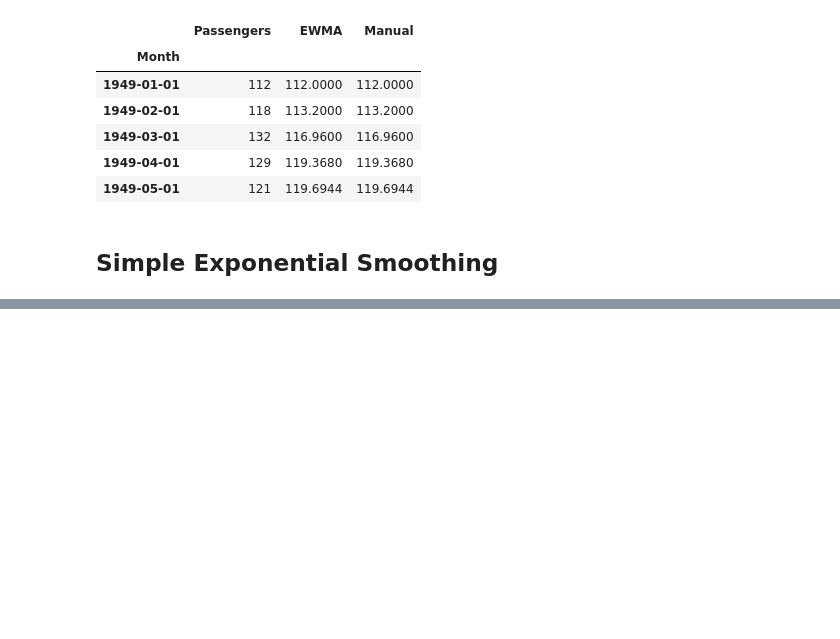
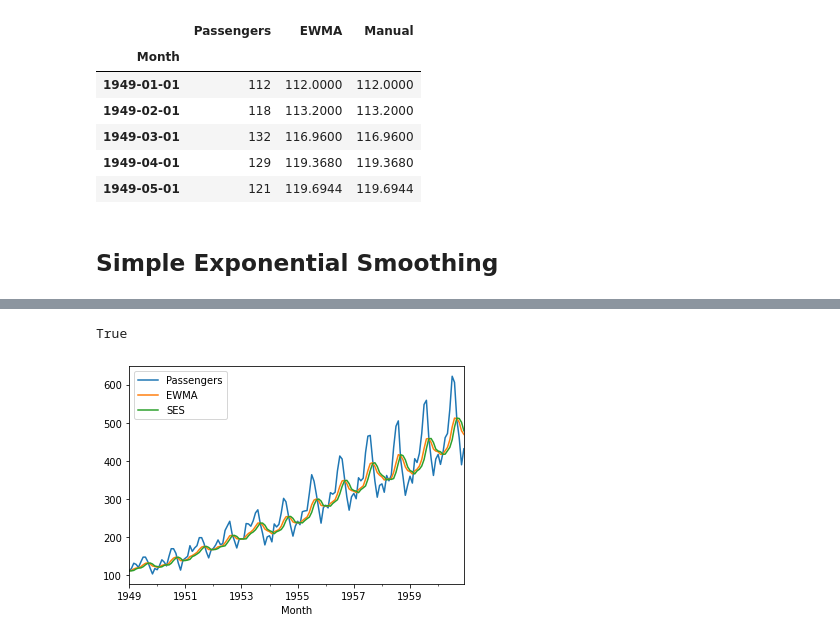
Before and after one commit to Frizzles7/financial_engineering, a Jupyter notebook: ewma_holtwinters.ipynb, the cells around one changed output, grey strips where cells are left out. Drawn from its saved outputs; the diff is of its cells as text; code cells hidden in the pictures; blank space fills up the shorter version.

Commit message:
update with holt-winters model

```diff
--- a/ewma_holtwinters.ipynb
+++ b/ewma_holtwinters.ipynb
@@ -93,0 +113,9 @@ df.drop('Manual', axis=1, inplace=True)
+# %%
+# set the frequency to months (MS)
+df.index.freq = 'MS'
+# %%
+# recreate ses now that we have frequency set
+ses = SimpleExpSmoothing(df['Passengers'])
+# %%
+# call the fit function on our model - use same alpha from above
+res = ses.fit(smoothing_level = alpha, optimized=False)
@@ -93,0 +143,13 @@ df.drop('Manual', axis=1, inplace=True)
+# %%
+# add predictions to our df
+df['SES'] = res.predict(start=df.index[0], end=df.index[-1])
+# %%
+# confirm the above predictions and fittedvalues are the same
+np.allclose(df['SES'], res.fittedvalues)
+# %% [output]
+True
+# %%
+# note there is a small difference between SES and our pandas calculation
+df.plot();
+# %% [output]
+[figure, added]
```
Also changed, not shown: parts of 40 cells of this notebook.
